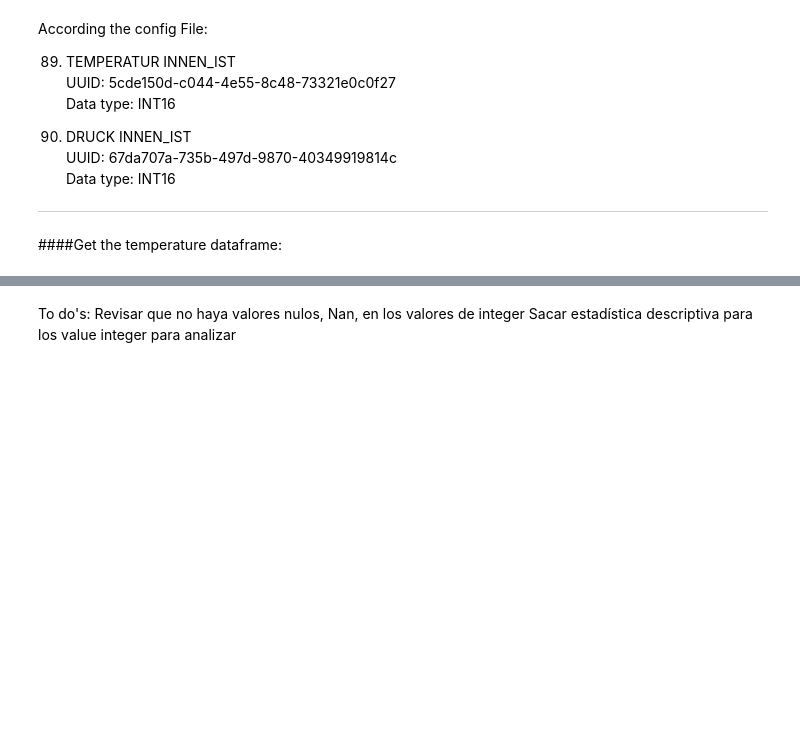
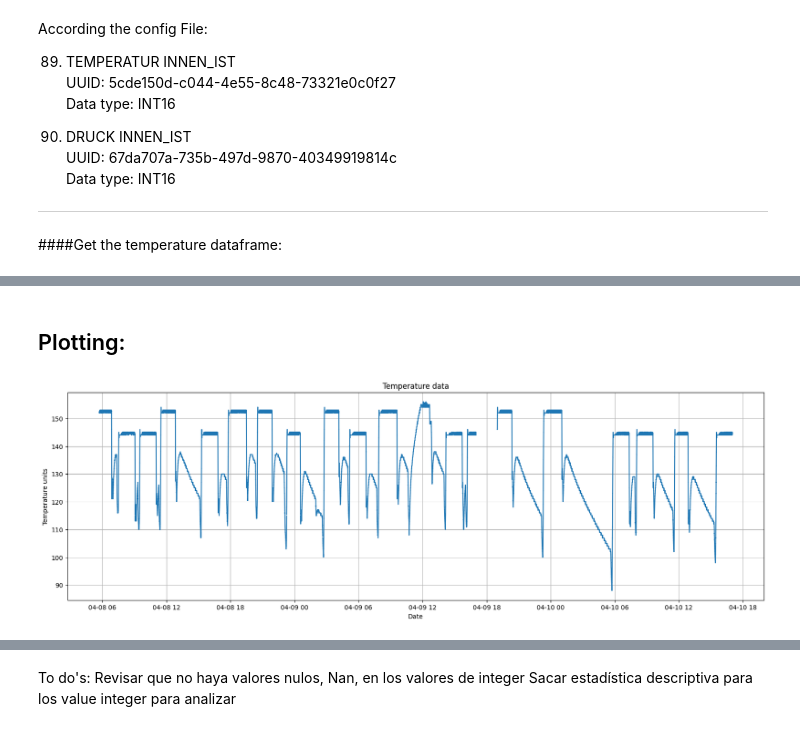
Before and after one commit to emm-gl/Referenz, a Jupyter notebook: cont_challenge.ipynb, the cells around one changed output, grey strips where cells are left out. Saved outputs shown, nothing was run; the diff lists cells and outputs as text; code cells hidden in the pictures; blank space fills up the shorter version.

```diff
--- a/cont_challenge.ipynb
+++ b/cont_challenge.ipynb
@@ -118,2 +131,14 @@ for file_path in parquet_files:
+# %%
+#Select only the required columns
+
+df_temperature = df_temperature_filtered[["uuid",
+                                           "sequence_number",
+                                           "systime",
+                                           "plctime",
+                                           "is_delta",
+                                           "value_integer",
+                                           "system_time",
+                                           "ingestion_date"
+                                           ]]
 # %%
 df_temperature
@@ -157,0 +145,32 @@ df_temperature_final = df_temperature_filtered[["uuid",
+# %% [markdown]
+## Plotting:
+# %%
+def plot(df, y_column_name):
+    """
+    Plots a specified column of the resampled DataFrame.
+
+    Parameters:
+        df_resampled (DataFrame): Resampled DataFrame containing datetime index.
+        column_name (str): Name of the column to plot.
+
+    Returns:
+        None
+    """
+    #Isolate numerical data
+    df_plot = df[["value_integer", "system_time", "ingestion_date"]]
+    df_plot.set_index('system_time', inplace=True)
+
+    #Resample each second to plot propperly
+    df_resampled = df_plot.resample('S').mean()
+
+    plt.figure(figsize=(20, 6))  # Adjust figure size as needed
+    plt.plot(df_resampled[y_column_name])
+    plt.xlabel('Date')    # Add label for x-axis
+    plt.ylabel('Temperature units')    # Add label for y-axis
+    plt.title('Temperature data')  # Add title to the plot
+    plt.grid(True)                # Add gridlines
+    plt.show()
+# %%
+plot(df_temperature, "value_integer")
+# %% [output]
+[figure, added]
```
Also changed, not shown: parts of 18 cells of this notebook.
